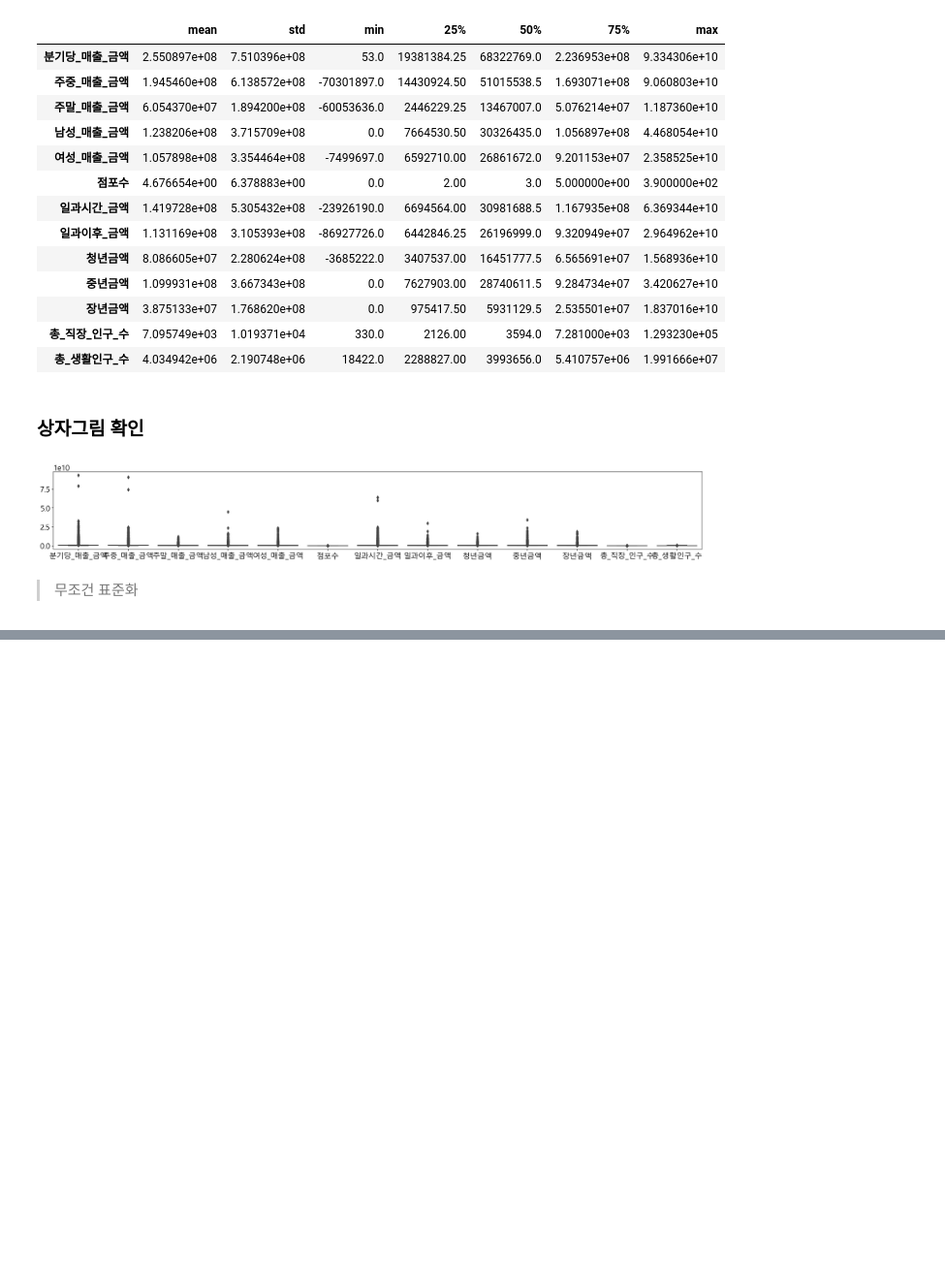
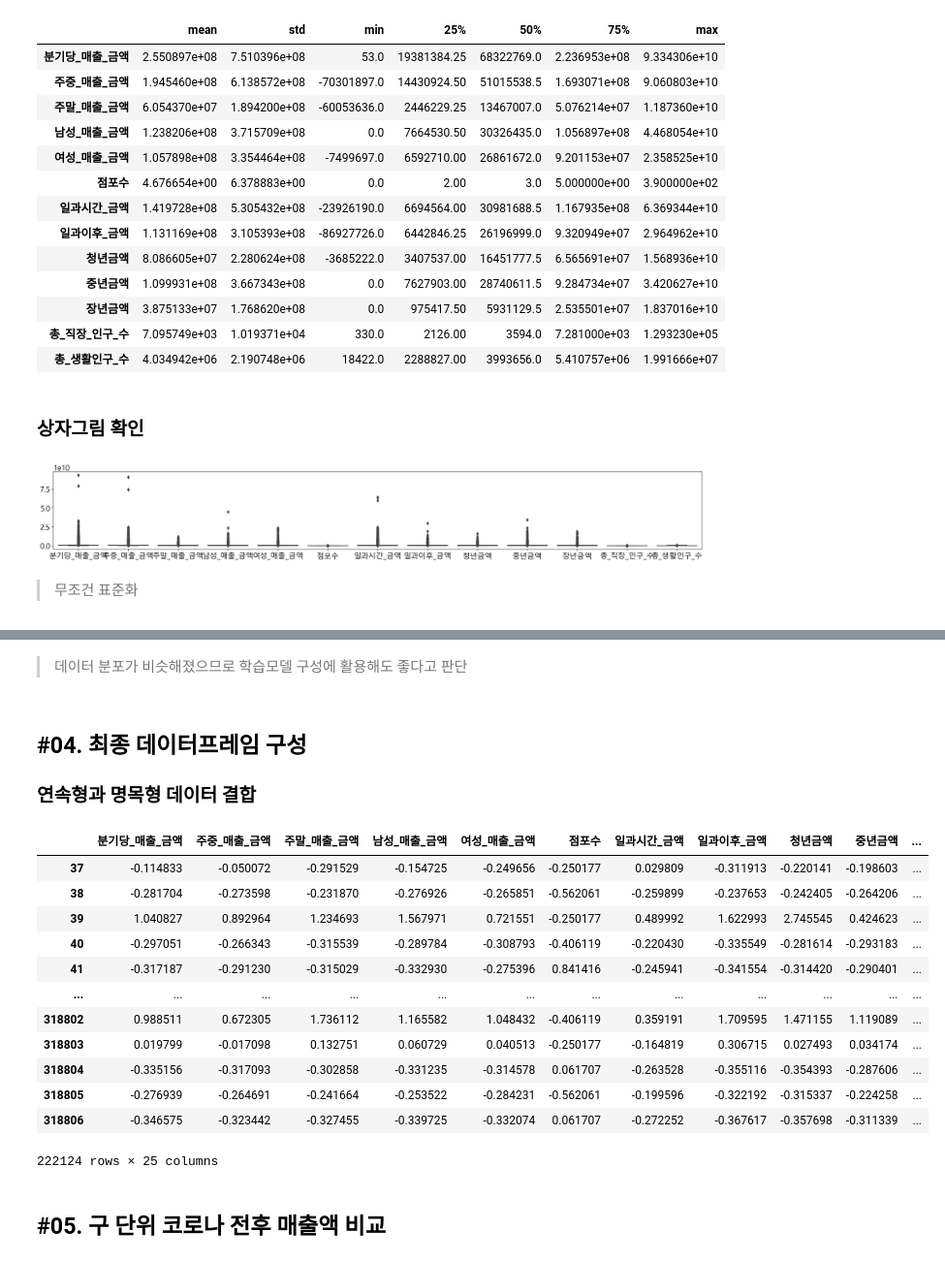
Before and after one commit to Jeeunun/Data_analysis_education_Closed, a Jupyter notebook: data_analysis/번외편/CDA.ipynb, the cells around one changed output, grey strips where cells are left out. Shown at 97% size. Cells and saved outputs as stored; diff of their text form; code cells hidden in the pictures; blank space fills up the shorter version.

```diff
--- a/data_analysis/번외편/CDA.ipynb
+++ b/data_analysis/번외편/CDA.ipynb
@@ -133,0 +265,27 @@ plt.close()
+# %% [markdown]
+> 데이터 분포가 비슷해졌으므로 학습모델 구성에 활용해도 좋다고 판단
+# %% [markdown]
+## #04. 최종 데이터프레임 구성
+
+### 연속형과 명목형 데이터 결합
+# %%
+fdf = merge(std_ndf, cdf, left_index=True, right_index=True)
+fdf.dropna(inplace=True)
+fdf.to_excel("fdf.xlsx", index=False)
+fdf
+# %% [output]
+|  | 분기당_매출_금액 | 주중_매출_금액 | 주말_매출_금액 | 남성_매출_금액 | 여성_매출_금액 | 점포수 | 일과시간_금액 | 일과이후_금액 | 청년금액 | 중년금액 | ... |
+| 37 | -0.114833 | -0.050072 | -0.291529 | -0.154725 | -0.249656 | -0.250177 | 0.029809 | -0.311913 | -0.220141 | -0.198603 | ... |
+| 38 | -0.281704 | -0.273598 | -0.231870 | -0.276926 | -0.265851 | -0.562061 | -0.259899 | -0.237653 | -0.242405 | -0.264206 | ... |
+| 39 | 1.040827 | 0.892964 | 1.234693 | 1.567971 | 0.721551 | -0.250177 | 0.489992 | 1.622993 | 2.745545 | 0.424623 | ... |
+| 40 | -0.297051 | -0.266343 | -0.315539 | -0.289784 | -0.308793 | -0.406119 | -0.220430 | -0.335549 | -0.281614 | -0.293183 | ... |
+| 41 | -0.317187 | -0.291230 | -0.315029 | -0.332930 | -0.275396 | 0.841416 | -0.245941 | -0.341554 | -0.314420 | -0.290401 | ... |
+| ... | ... | ... | ... | ... | ... | ... | ... | ... | ... | ... | ... |
+| 318802 | 0.988511 | 0.672305 | 1.736112 | 1.165582 | 1.048432 | -0.406119 | 0.359191 | 1.709595 | 1.471155 | 1.119089 | ... |
+| 318803 | 0.019799 | -0.017098 | 0.132751 | 0.060729 | 0.040513 | -0.250177 | -0.164819 | 0.306715 | 0.027493 | 0.034174 | ... |
+| 318804 | -0.335156 | -0.317093 | -0.302858 | -0.331235 | -0.314578 | 0.061707 | -0.263528 | -0.355116 | -0.354393 | -0.287606 | ... |
+| 318805 | -0.276939 | -0.264691 | -0.241664 | -0.253522 | -0.284231 | -0.562061 | -0.199596 | -0.322192 | -0.315337 | -0.224258 | ... |
+| 318806 | -0.346575 | -0.323442 | -0.327455 | -0.339725 | -0.332074 | 0.061707 | -0.272252 | -0.367617 | -0.357698 | -0.311339 | ... |
+222124 rows × 25 columns
+# %% [markdown]
+## #05. 구 단위 코로나 전후 매출액 비교
```
Also changed, not shown: parts of 20 cells of this notebook, 8 other files.
